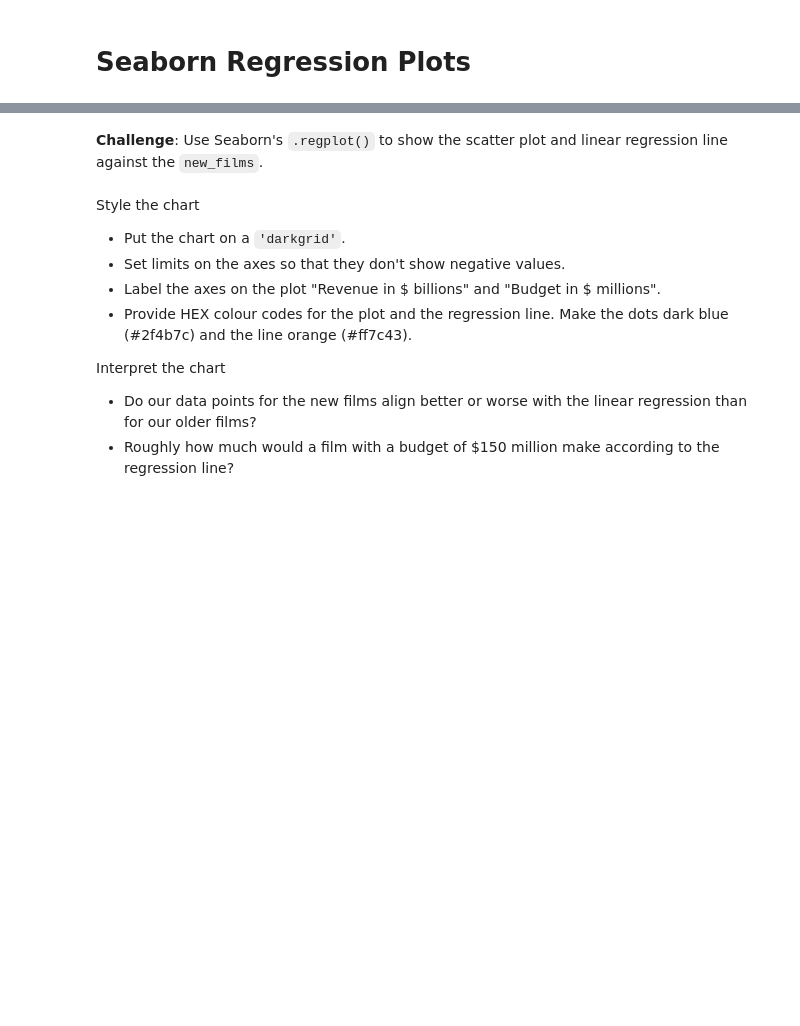
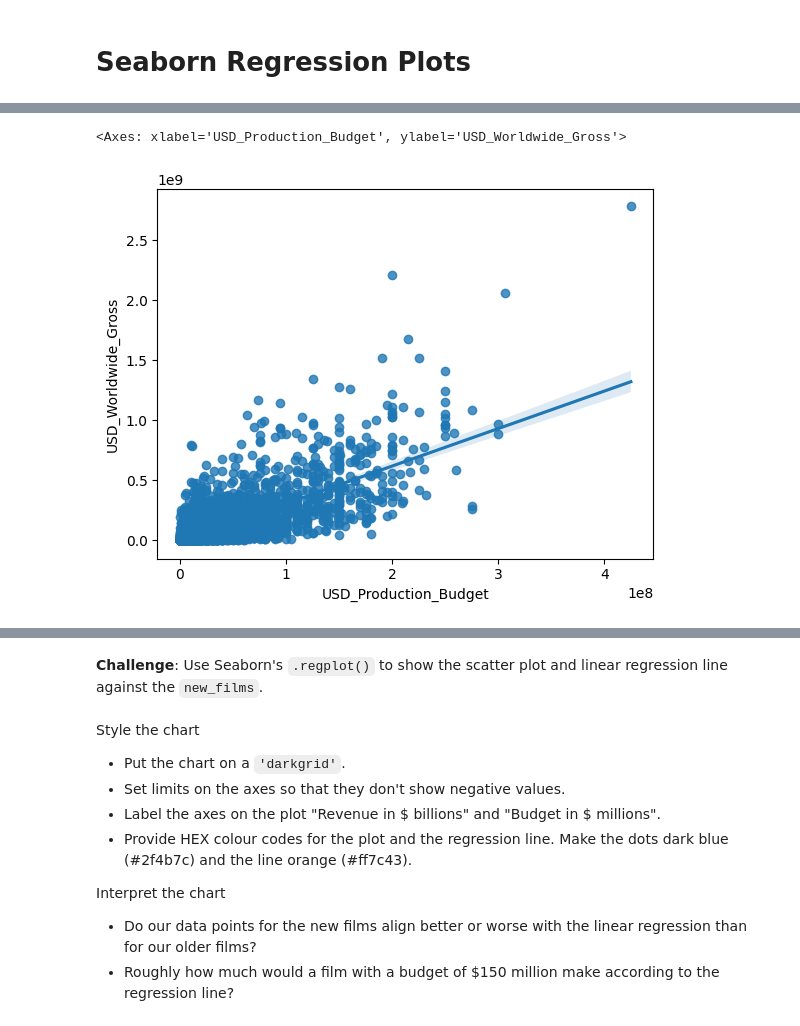
Before and after one commit to marcoman/experimental-100, a Jupyter notebook: 71-80/78/start/Seaborn_and_Linear_Regression_(start).ipynb, the cells around one changed output, grey strips where cells are left out. Saved outputs shown, nothing was run; the diff lists cells and outputs as text; code cells hidden in the pictures; blank space fills up the shorter version.

```diff
--- a/71-80/78/start/Seaborn_and_Linear_Regression_(start).ipynb
+++ b/71-80/78/start/Seaborn_and_Linear_Regression_(start).ipynb
@@ -590,0 +598,7 @@ old_films[old_films.USD_Production_Budget==old_films.USD_Production_Budget.max()
+# %%
+sns.regplot(data=new_films,
+            x='USD_Production_Budget',
+            y='USD_Worldwide_Gross')
+# %% [output]
+<Axes: xlabel='USD_Production_Budget', ylabel='USD_Worldwide_Gross'>
+[figure, added]
```
Also changed, not shown: parts of 14 cells of this notebook, 1 other file.
